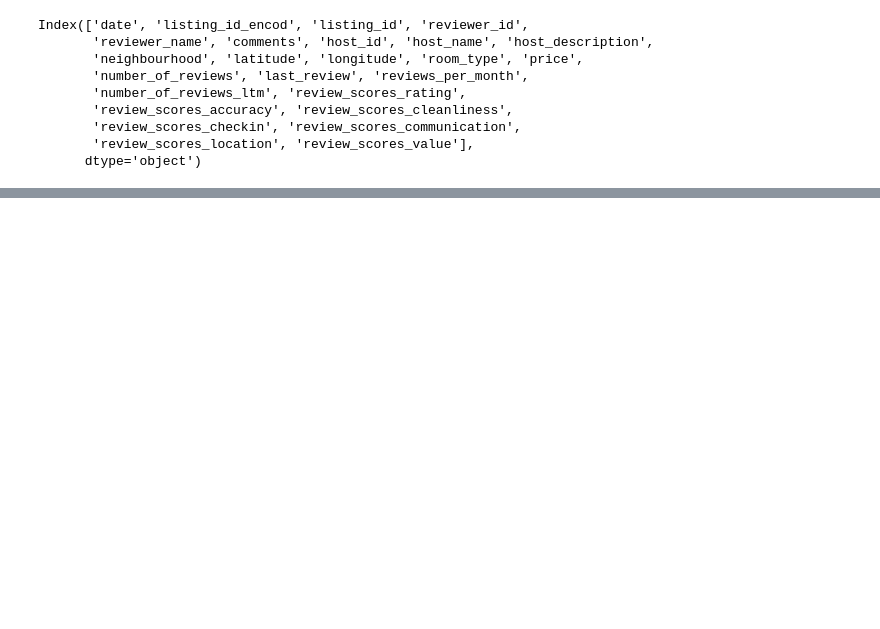
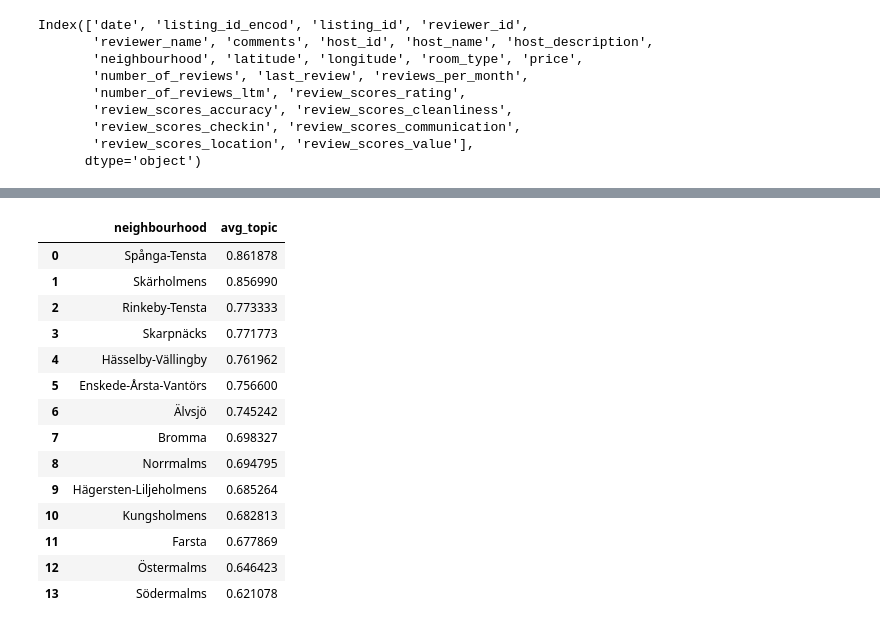
Before and after one commit to TanjaDS/Examensarbete_Airbnb, a Jupyter notebook: transformation_and_EDA/EDA.ipynb, the cells around one changed output, grey strips where cells are left out. Cells and saved outputs as stored; diff of their text form; code cells hidden in the pictures; blank space fills up the shorter version.

```diff
--- a/transformation_and_EDA/EDA.ipynb
+++ b/transformation_and_EDA/EDA.ipynb
@@ -146,0 +170,23 @@ fig.update_traces(marker_color=MAIN_COLOR)
+# %%
+avg_topic_by_neighbourhood = (df_hosts_reviews_en_topics
+                                                .groupby(['neighbourhood'])
+                                                .agg(avg_topic=('dominant_topic', 'mean'))
+                                                .sort_values('avg_topic', ascending=False)
+                                                .reset_index())
+avg_topic_by_neighbourhood
+# %% [output]
+|  | neighbourhood | avg_topic |
+| 0 | Spånga-Tensta | 0.861878 |
+| 1 | Skärholmens | 0.856990 |
+| 2 | Rinkeby-Tensta | 0.773333 |
+| 3 | Skarpnäcks | 0.771773 |
+| 4 | Hässelby-Vällingby | 0.761962 |
+| 5 | Enskede-Årsta-Vantörs | 0.756600 |
+| 6 | Älvsjö | 0.745242 |
+| 7 | Bromma | 0.698327 |
+| 8 | Norrmalms | 0.694795 |
+| 9 | Hägersten-Liljeholmens | 0.685264 |
+| 10 | Kungsholmens | 0.682813 |
+| 11 | Farsta | 0.677869 |
+| 12 | Östermalms | 0.646423 |
+| 13 | Södermalms | 0.621078 |
```
Also changed, not shown: parts of 10 cells of this notebook, 25 other files.
